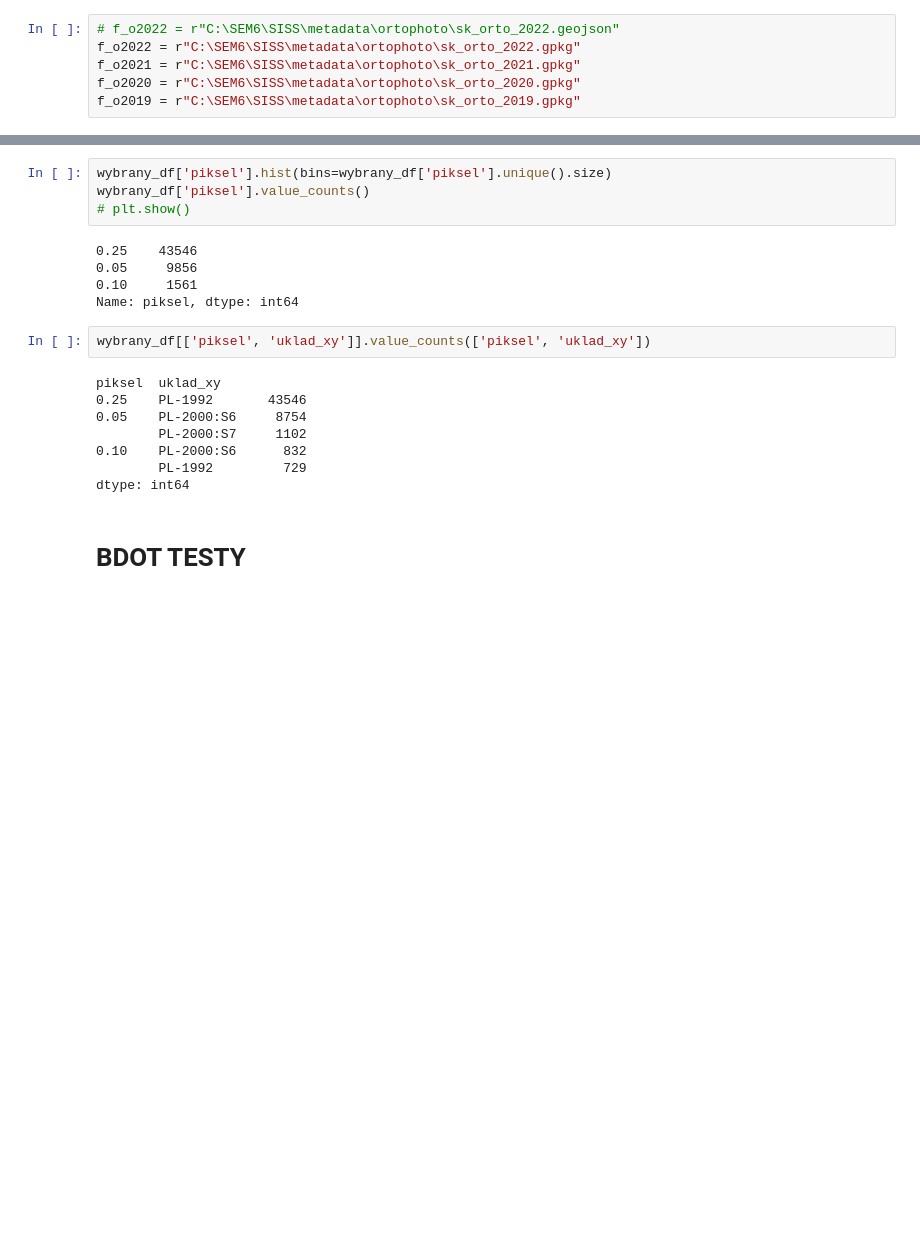
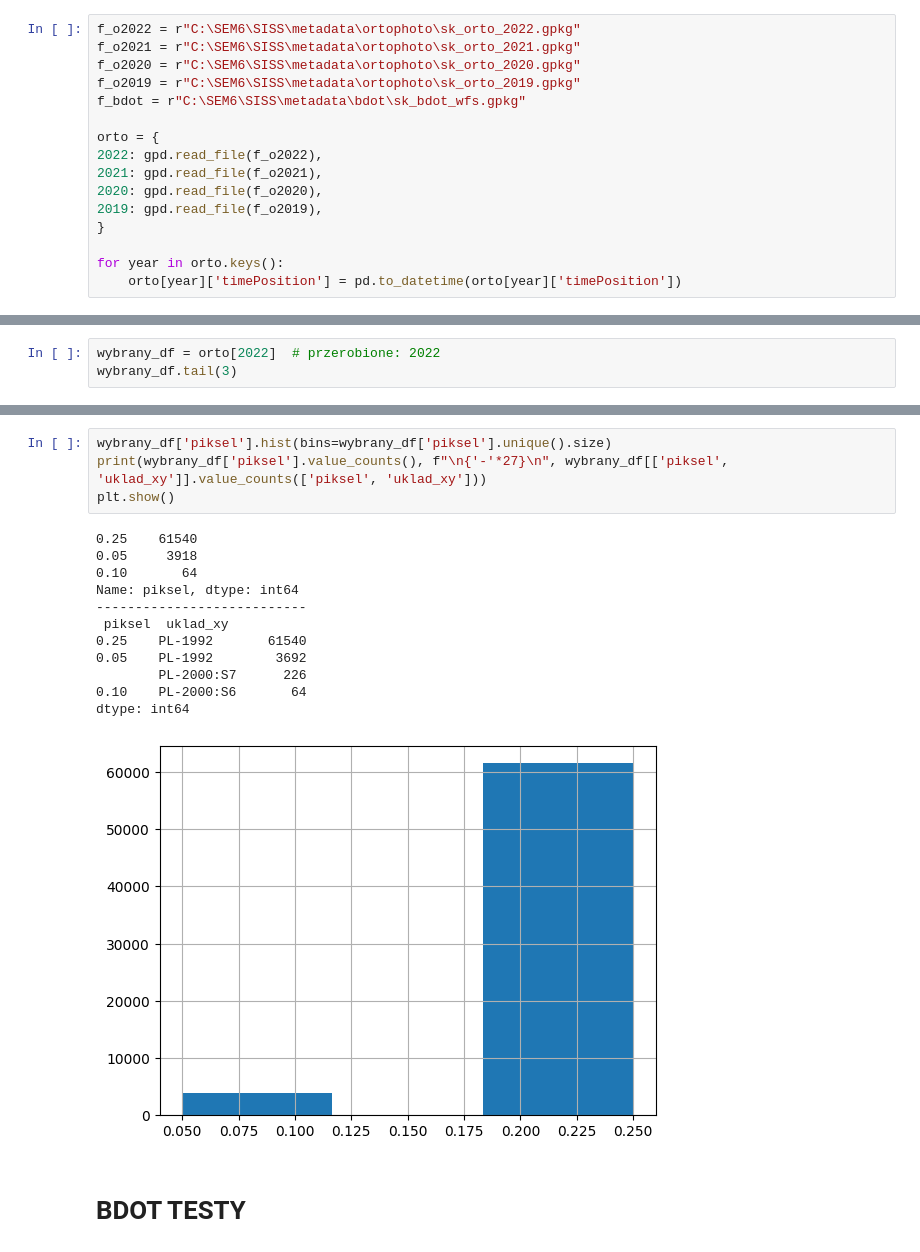
Before and after one commit to krz144/SISS, a Jupyter notebook: orto_bdot_meta.ipynb, the cells around one changed output, grey strips where cells are left out. Saved outputs shown, nothing was run; the diff lists cells and outputs as text; blank space fills up the shorter version.

```diff
--- a/orto_bdot_meta.ipynb
+++ b/orto_bdot_meta.ipynb
@@ -7,8 +7,18 @@ import pandas as pd
 import geopandas as gpd
 import matplotlib.pyplot as plt
 # %%
-# f_o2022 = r"C:\SEM6\SISS\metadata\ortophoto\sk_orto_2022.geojson"
 f_o2022 = r"C:\SEM6\SISS\metadata\ortophoto\sk_orto_2022.gpkg"
 f_o2021 = r"C:\SEM6\SISS\metadata\ortophoto\sk_orto_2021.gpkg"
 f_o2020 = r"C:\SEM6\SISS\metadata\ortophoto\sk_orto_2020.gpkg"
 f_o2019 = r"C:\SEM6\SISS\metadata\ortophoto\sk_orto_2019.gpkg"
+f_bdot = r"C:\SEM6\SISS\metadata\bdot\sk_bdot_wfs.gpkg"
+
+orto = {
+2022: gpd.read_file(f_o2022),
+2021: gpd.read_file(f_o2021),
+2020: gpd.read_file(f_o2020),
+2019: gpd.read_file(f_o2019),
+}
+
+for year in orto.keys():
+    orto[year]['timePosition'] = pd.to_datetime(orto[year]['timePosition'])
@@ -61,0 +25,3 @@ memory usage: 5.9+ MB
+# %%
+wybrany_df = orto[2022]  # przerobione: 2022
+wybrany_df.tail(3)
@@ -68,21 +38,19 @@ plt.show()
 # %%
 wybrany_df['piksel'].hist(bins=wybrany_df['piksel'].unique().size)
-wybrany_df['piksel'].value_counts()
-# plt.show()
+print(wybrany_df['piksel'].value_counts(), f"\n{'-'*27}\n", wybrany_df[['piksel', 'uklad_xy']].value_counts(['piksel', 'uklad_xy']))
+plt.show()
 # %% [output]
-0.25    43546
-0.05     9856
-0.10     1561
+0.25    61540
+0.05     3918
+0.10       64
 Name: piksel, dtype: int64
+---------------------------
+ piksel  uklad_xy
+0.25    PL-1992       61540
+0.05    PL-1992        3692
+        PL-2000:S7      226
+0.10    PL-2000:S6       64
+dtype: int64
+[figure, added]
-# %%
-wybrany_df[['piksel', 'uklad_xy']].value_counts(['piksel', 'uklad_xy'])
-# %% [output]
-piksel  uklad_xy
-0.25    PL-1992       43546
-0.05    PL-2000:S6     8754
-        PL-2000:S7     1102
-0.10    PL-2000:S6      832
-        PL-1992         729
-dtype: int64
 # %% [markdown]
 # BDOT TESTY
```
Also changed, not shown: parts of 25 cells of this notebook.
